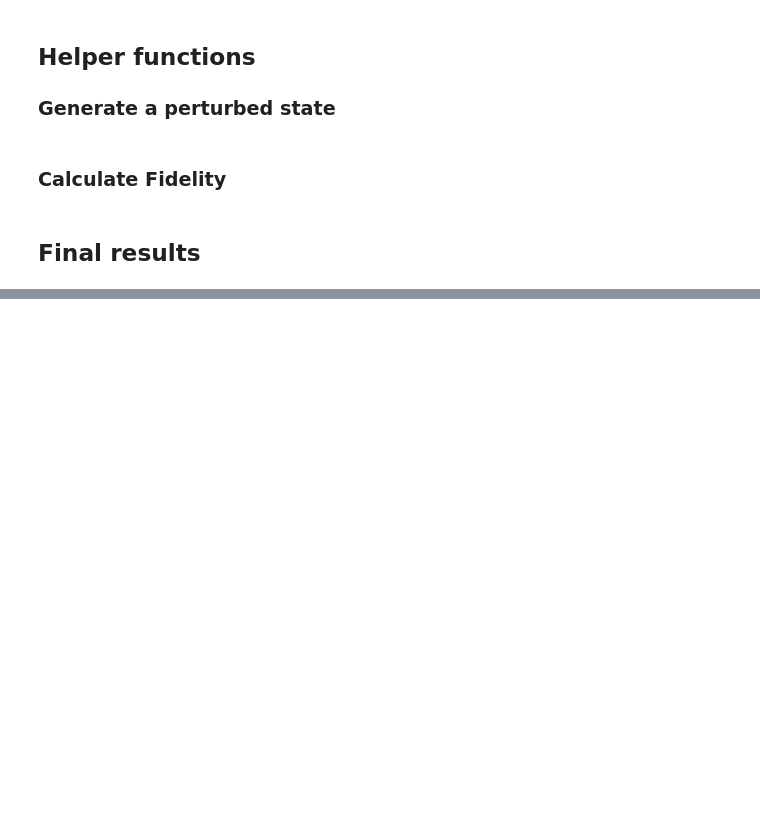
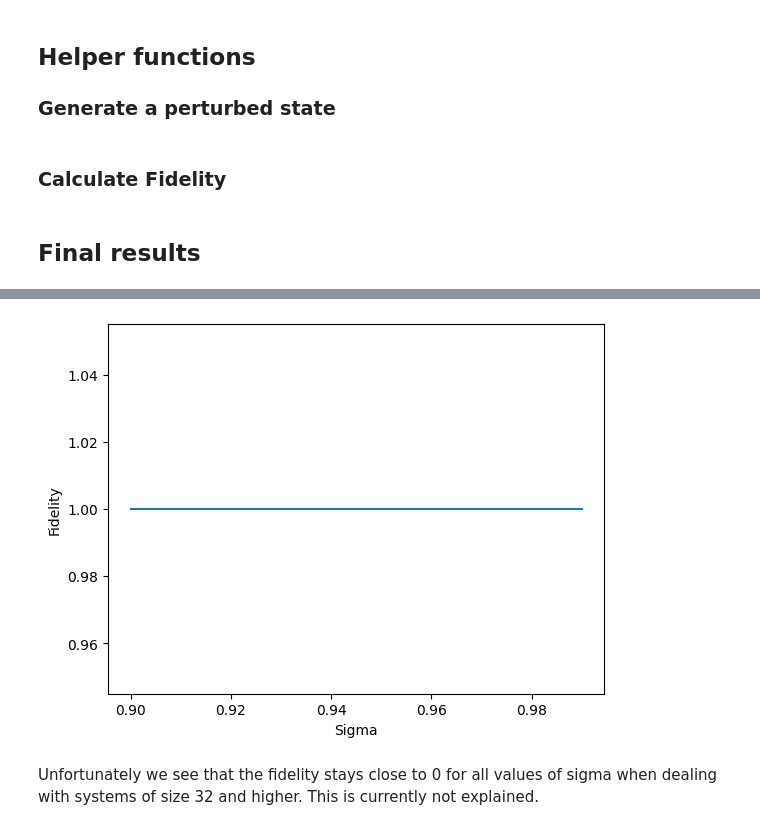
Before and after one commit to lazyoracle/isotropic-error-analysis, a Jupyter notebook: notebooks/01_isotropic_error_perturbation.ipynb, the cells around one changed output, grey strips where cells are left out. Cells and saved outputs as stored; diff of their text form; code cells hidden in the pictures; blank space fills up the shorter version.

Commit message:
add comparison for larger system

```diff
--- a/notebooks/01_isotropic_error_perturbation.ipynb
+++ b/notebooks/01_isotropic_error_perturbation.ipynb
@@ -64,0 +82,11 @@ plt.show()
+# %%
+fidelities = Parallel(n_jobs=4)(delayed(get_fidelity)(sigma) for sigma in sigmas)
+# %%
+plt.plot(sigmas, fidelities)
+plt.xlabel("Sigma")
+plt.ylabel("Fidelity")
+plt.show()
+# %% [output]
+[figure, added]
+# %% [markdown]
+Unfortunately we see that the fidelity stays close to 0 for all values of sigma when dealing with systems of size 32 and higher. This is currently not explained.
```
Also changed, not shown: parts of 3 cells of this notebook.
